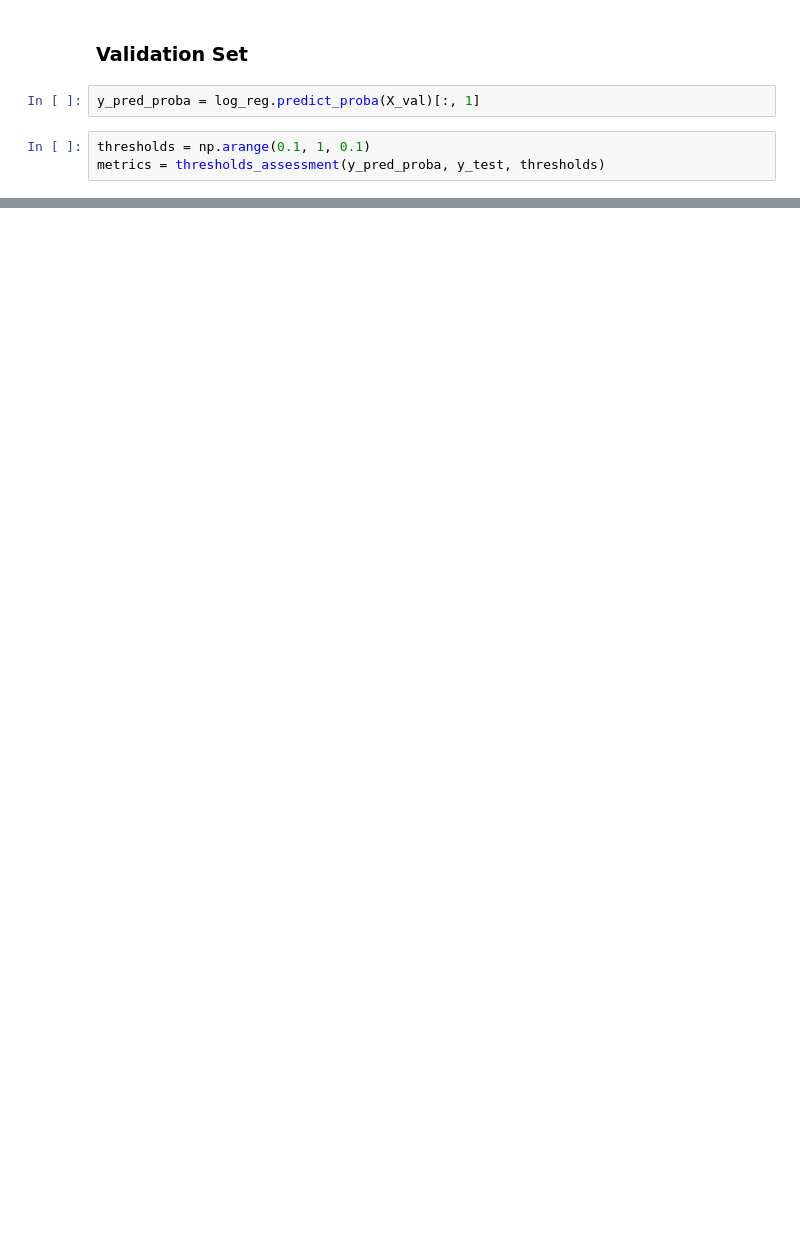
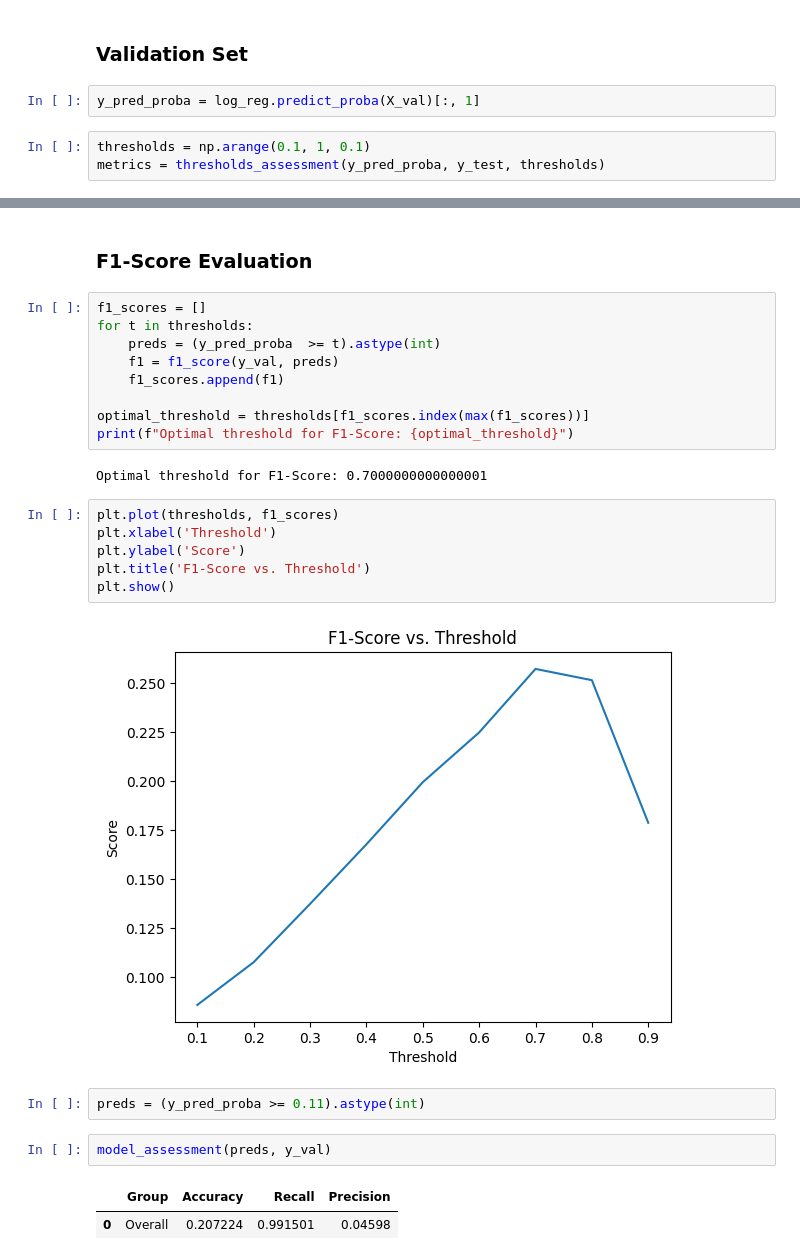
Before and after one commit to patsals/CHD-adversarial-nn, a Jupyter notebook: LRModel.ipynb, the cells around one changed output, grey strips where cells are left out. Cells and saved outputs as stored; diff of their text form; blank space fills up the shorter version.

```diff
--- a/LRModel.ipynb
+++ b/LRModel.ipynb
@@ -198,0 +156,28 @@ plt.show()
+# %% [markdown]
+### F1-Score Evaluation
+# %%
+f1_scores = []
+for t in thresholds:
+    preds = (y_pred_proba  >= t).astype(int)
+    f1 = f1_score(y_val, preds)
+    f1_scores.append(f1)
+
+optimal_threshold = thresholds[f1_scores.index(max(f1_scores))]
+print(f"Optimal threshold for F1-Score: {optimal_threshold}")
+# %% [output]
+Optimal threshold for F1-Score: 0.7000000000000001
+# %%
+plt.plot(thresholds, f1_scores)
+plt.xlabel('Threshold')
+plt.ylabel('Score')
+plt.title('F1-Score vs. Threshold')
+plt.show()
+# %% [output]
+[figure, added]
+# %%
+preds = (y_pred_proba >= 0.11).astype(int)
+# %%
+model_assessment(preds, y_val)
+# %% [output]
+|  | Group | Accuracy | Recall | Precision |
+| 0 | Overall | 0.207224 | 0.991501 | 0.04598 |
```
Also changed, not shown: parts of 11 cells of this notebook, 3 other files.
